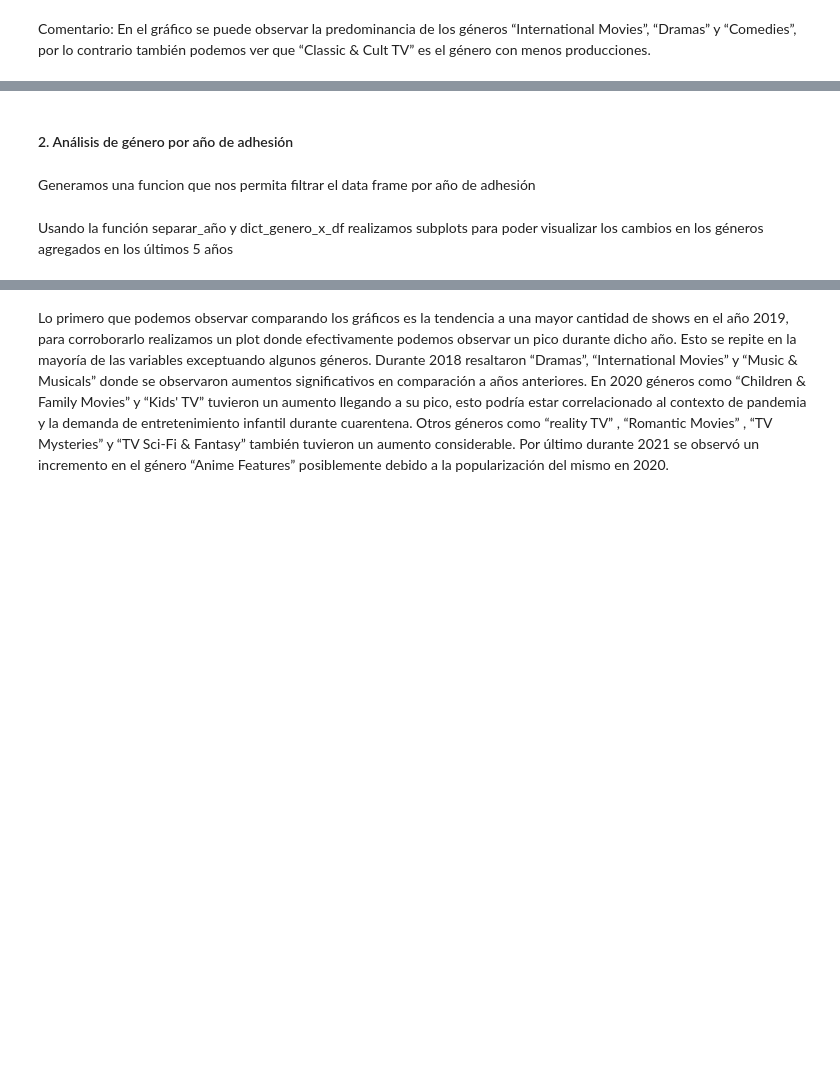
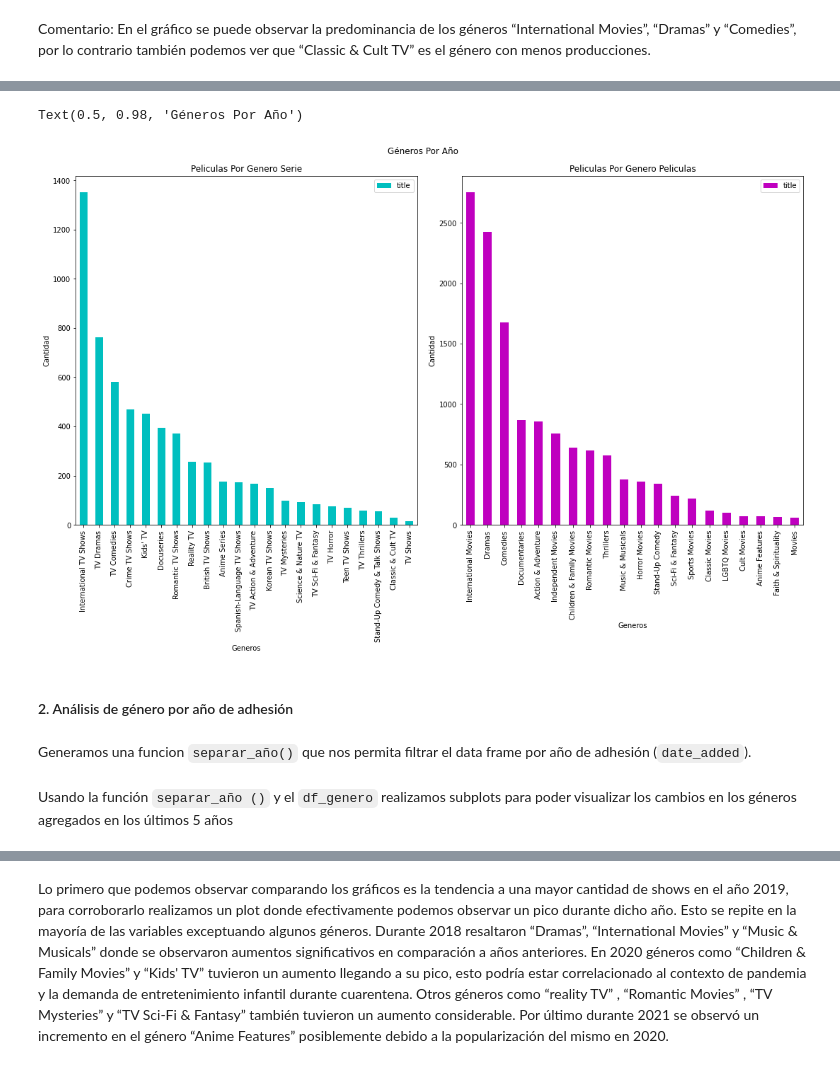
Before and after one commit to ri1965/Toolkits, a Jupyter notebook: Examen_Bimestre_1_Intro_Python__Grupo_2.ipynb, the cells around one changed output, grey strips where cells are left out. Cells and saved outputs as stored; diff of their text form; code cells hidden in the pictures; blank space fills up the shorter version.

```diff
--- a/Examen_Bimestre_1_Intro_Python__Grupo_2.ipynb
+++ b/Examen_Bimestre_1_Intro_Python__Grupo_2.ipynb
@@ -653,0 +673,5 @@ Comentario: En el gráfico se puede observar la predominancia de los géneros
+# %%
+tabla_genero_s = df_genero[df_genero['type'] == 'TV Show']
+tabla_genero_s = tabla_genero_s[['listed_in', 'title']].groupby('listed_in').count()
+tabla_genero_s = tabla_genero_s.sort_values(['title'],ascending=False)
+tabla_genero_s
@@ -653,0 +705,5 @@ Comentario: En el gráfico se puede observar la predominancia de los géneros
+# %%
+tabla_genero_p = df_genero[df_genero['type'] == 'Movie']
+tabla_genero_p = tabla_genero_p[['listed_in', 'title']].groupby('listed_in').count()
+tabla_genero_p = tabla_genero_p.sort_values(['title'],ascending=False)
+tabla_genero_p
@@ -654,12 +735,28 @@ Comentario: En el gráfico se puede observar la predominancia de los géneros
+# %%
+fig = plt.figure(figsize=(15, 10), constrained_layout=True)
+spec = fig.add_gridspec(ncols=2, nrows=1)
+
+ax0 = fig.add_subplot(spec[0, 0])
+
+tabla_genero_s.plot(kind='bar', title='Peliculas Por Genero Serie', ylabel='Cantidad',
+         xlabel='Generos', figsize=(15, 10), color ='c', ax = ax0)
+
+ax1 = fig.add_subplot(spec[0, 1])
+tabla_genero_p.plot(kind='bar', title='Peliculas Por Genero Peliculas', ylabel='Cantidad',
+         xlabel='Generos', figsize=(15, 10), color ='m', ax = ax1)
+fig.suptitle('Géneros Por Año')
+# %% [output]
+Text(0.5, 0.98, 'Géneros Por Año')
+[figure, added]
 # %% [markdown]
 #### 2. Análisis de género por año de adhesión
 # %% [markdown]
-Generamos una funcion que nos permita filtrar el data frame por año de adhesión
+Generamos una funcion `separar_año()` que nos permita filtrar el data frame por año de adhesión (`date_added`).
 # %%
 def separar_año(inicio, fin, df):
   mask = (df["date_added"] <= (fin)) & (df["date_added"] >= (inicio))
   df_raw_año = df[mask]
   return df_raw_año
 # %% [markdown]
-Usando la función separar_año y dict_genero_x_df realizamos subplots para poder visualizar los cambios en los géneros agregados en los últimos 5 años
+Usando la función `separar_año ()` y el `df_genero` realizamos subplots para poder visualizar los cambios en los géneros agregados en los últimos 5 años
 # %%
```
Also changed, not shown: parts of 67 cells of this notebook.
